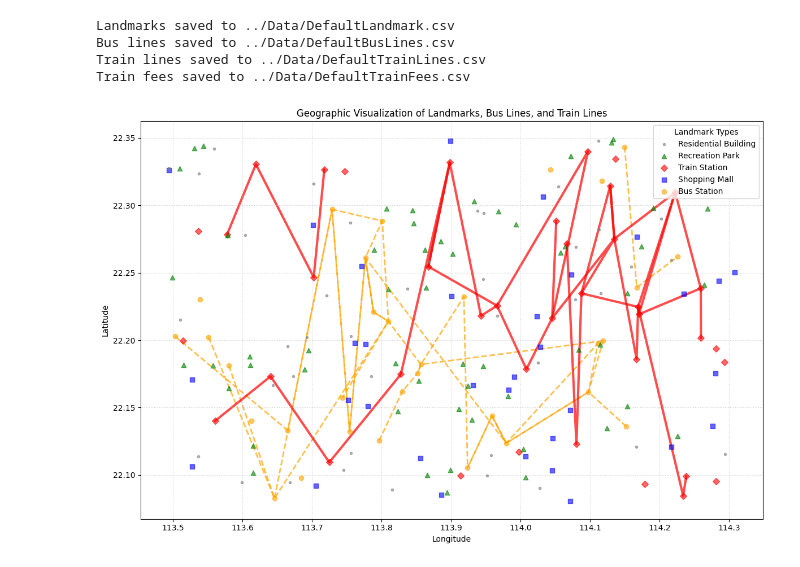
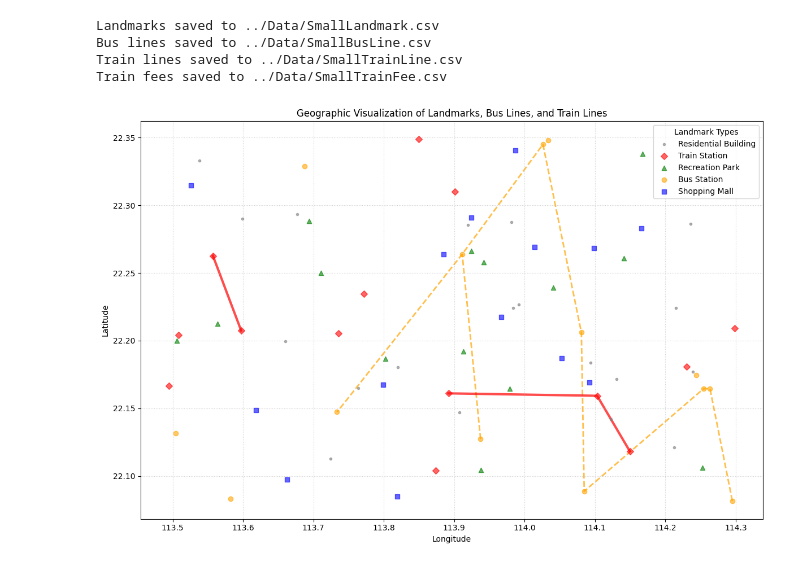
Before and after one commit to Pui-Hei/COMP1110_TransportationCostProject, a Jupyter notebook: Python_Container/PythonFiles/Scripts/DataCreator.ipynb, the cells around one changed output. Drawn from its saved outputs; the diff is of its cells as text; code cells hidden in the pictures.

```diff
--- a/Python_Container/PythonFiles/Scripts/DataCreator.ipynb
+++ b/Python_Container/PythonFiles/Scripts/DataCreator.ipynb
@@ -125,7 +144,7 @@ def create_random_list_of_train_lines(list_of_landmarks, max_number_of_train_lin
     os.makedirs(os.path.dirname(fees_output_path), exist_ok=True)
 
     train_stations = [ts for ts in list_of_landmarks if ts[1] == "Train Station"]
-    if len(train_stations) < 2:
+    if len(train_stations) < 4:
         print("Not enough train stations generated to create a train line.")
         return
 
@@ -276,16 +295,20 @@ def visualize_transport_network(list_of_landmarks, bus_lines_path="../Data/Defau
     plt.tight_layout()
     plt.show()
 # %%
-landmarks = create_random_list_of_landmarks(200)
-create_random_list_of_bus_lines(landmarks, 10)
-create_random_list_of_train_lines(landmarks, 5)
+#landmarks = create_random_list_of_landmarks(200)
+#create_random_list_of_bus_lines(landmarks, 10)
+#create_random_list_of_train_lines(landmarks, 5)
-# %% [output]
-Landmarks saved to ../Data/DefaultLandmark.csv
-Bus lines saved to ../Data/DefaultBusLines.csv
-Train lines saved to ../Data/DefaultTrainLines.csv
-Train fees saved to ../Data/DefaultTrainFees.csv
+# %%
+landmarks = create_random_list_of_landmarks(75, "../Data/SmallLandmark.csv")
+create_random_list_of_bus_lines(landmarks, 2, "../Data/SmallBusLine.csv")
+create_random_list_of_train_lines(landmarks, 2, "../Data/SmallTrainLine.csv", "../Data/SmallTrainFee.csv")
+# %% [output]
+Landmarks saved to ../Data/SmallLandmark.csv
+Bus lines saved to ../Data/SmallBusLine.csv
+Train lines saved to ../Data/SmallTrainLine.csv
+Train fees saved to ../Data/SmallTrainFee.csv
 # %%
 #Please Install Matplot lib before using this function.
-visualize_transport_network(landmarks)
+visualize_transport_network(landmarks, "../Data/SmallBusLine.csv", "../Data/SmallTrainLine.csv")
 # %% [output]
-[figure, old version]
+[figure, new version]
```
Also changed, not shown: parts of 2 cells of this notebook, 13 other files.
